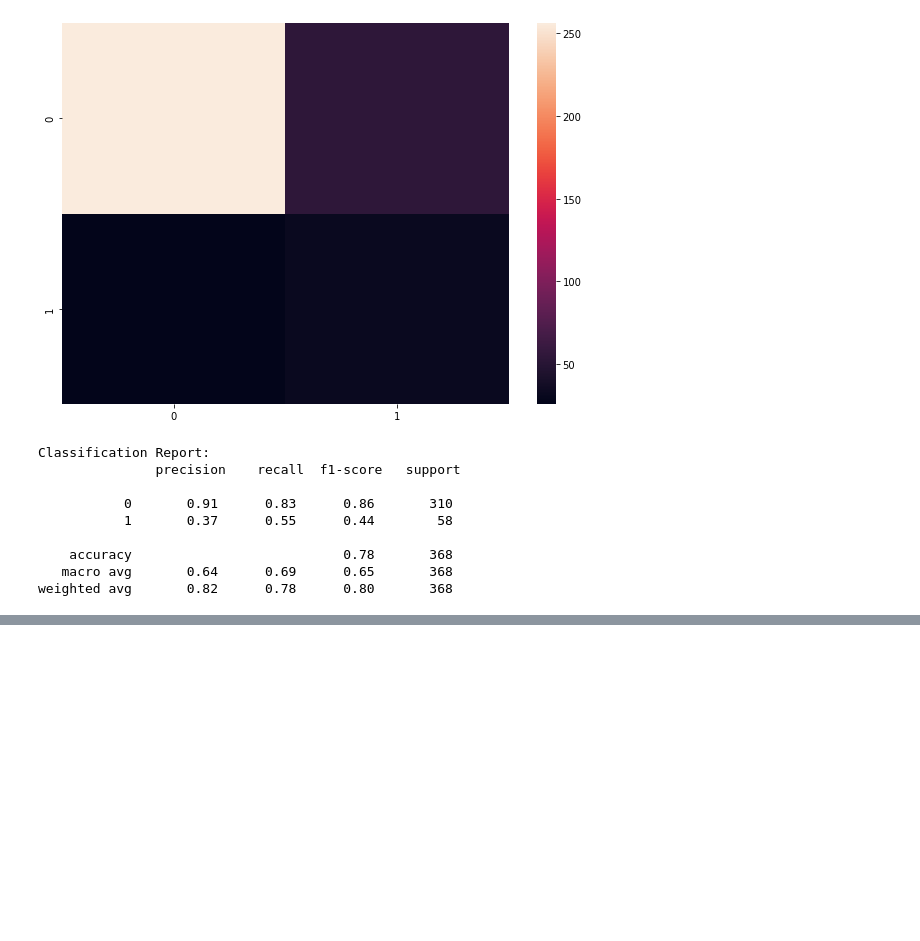
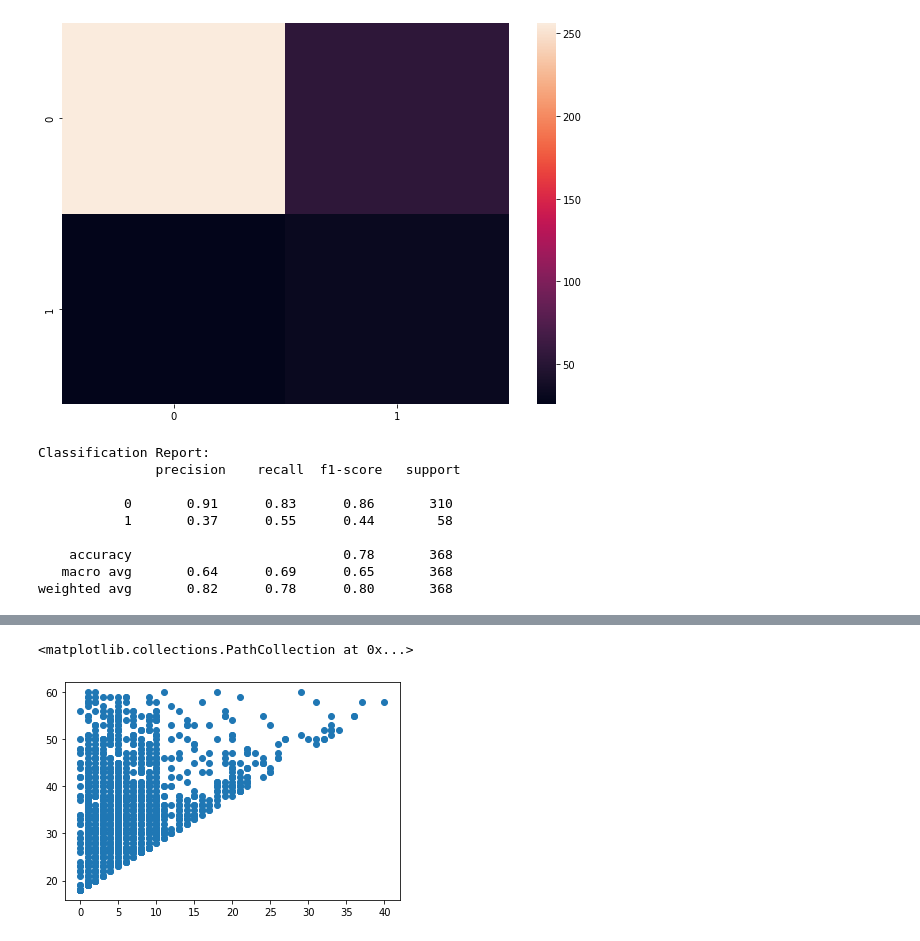
Before and after one commit to AmanKrishna171/HR_Analytics_Data_Science_Project, a Jupyter notebook: CW.ipynb, the cells around one changed output, grey strips where cells are left out. Saved outputs shown, nothing was run; the diff lists cells and outputs as text; code cells hidden in the pictures; blank space fills up the shorter version.

```diff
--- a/CW.ipynb
+++ b/CW.ipynb
@@ -433,0 +427,5 @@ NameError: name 'y_pred' is not defined
+# %%
+plt.scatter(df['YearsAtCompany'], df['Age'])
+# %% [output]
+<matplotlib.collections.PathCollection at 0x...>
+[figure, added]
```
Also changed, not shown: parts of 9 cells of this notebook.
